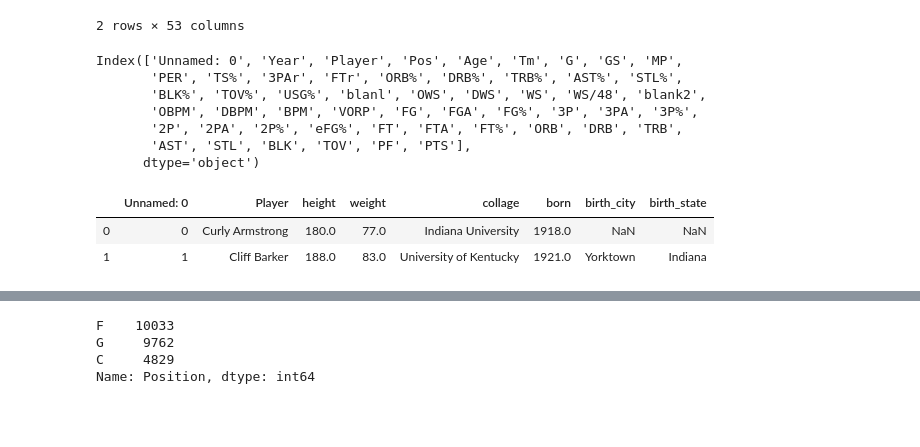
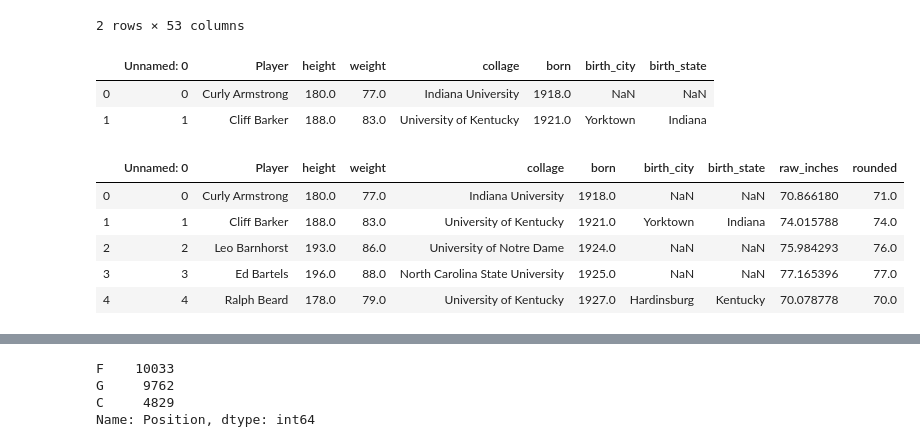
Before and after one commit to ErinMandell/Web-Design-Challenge, a Jupyter notebook: NBA_Seasons_Stats.ipynb, the cells around one changed output, grey strips where cells are left out. Cells and saved outputs as stored; diff of their text form; code cells hidden in the pictures; blank space fills up the shorter version.

```diff
--- a/NBA_Seasons_Stats.ipynb
+++ b/NBA_Seasons_Stats.ipynb
@@ -11,13 +11,3 @@ stats_pd.head(2)
 | 0 | 0 | 1950.0 | Curly Armstrong | G-F | 31.0 | FTW | 63.0 | NaN | NaN | NaN | ... | ... |
 | 1 | 1 | 1950.0 | Cliff Barker | SG | 29.0 | INO | 49.0 | NaN | NaN | NaN | ... | ... |
 2 rows × 53 columns
-# %%
-stats_pd.columns
-# %% [output]
-Index(['Unnamed: 0', 'Year', 'Player', 'Pos', 'Age', 'Tm', 'G', 'GS', 'MP',
-       'PER', 'TS%', '3PAr', 'FTr', 'ORB%', 'DRB%', 'TRB%', 'AST%', 'STL%',
-       'BLK%', 'TOV%', 'USG%', 'blanl', 'OWS', 'DWS', 'WS', 'WS/48', 'blank2',
-       'OBPM', 'DBPM', 'BPM', 'VORP', 'FG', 'FGA', 'FG%', '3P', '3PA', '3P%',
-       '2P', '2PA', '2P%', 'eFG%', 'FT', 'FTA', 'FT%', 'ORB', 'DRB', 'TRB',
-       'AST', 'STL', 'BLK', 'TOV', 'PF', 'PTS'],
-      dtype='object')
@@ -31,0 +26,10 @@ players_pd.head(2)
+# %%
+players_pd['rounded'] = players_pd['raw_inches'].round().apply(str)
+players_pd.head(5)
+# %% [output]
+|  | Unnamed: 0 | Player | height | weight | collage | born | birth_city | birth_state | raw_inches | rounded |
+| 0 | 0 | Curly Armstrong | 180.0 | 77.0 | Indiana University | 1918.0 | NaN | NaN | 70.866180 | 71.0 |
+| 1 | 1 | Cliff Barker | 188.0 | 83.0 | University of Kentucky | 1921.0 | Yorktown | Indiana | 74.015788 | 74.0 |
+| 2 | 2 | Leo Barnhorst | 193.0 | 86.0 | University of Notre Dame | 1924.0 | NaN | NaN | 75.984293 | 76.0 |
+| 3 | 3 | Ed Bartels | 196.0 | 88.0 | North Carolina State University | 1925.0 | NaN | NaN | 77.165396 | 77.0 |
+| 4 | 4 | Ralph Beard | 178.0 | 79.0 | University of Kentucky | 1927.0 | Hardinsburg | Kentucky | 70.078778 | 70.0 |
```
Also changed, not shown: parts of 39 cells of this notebook, 8 other files.
